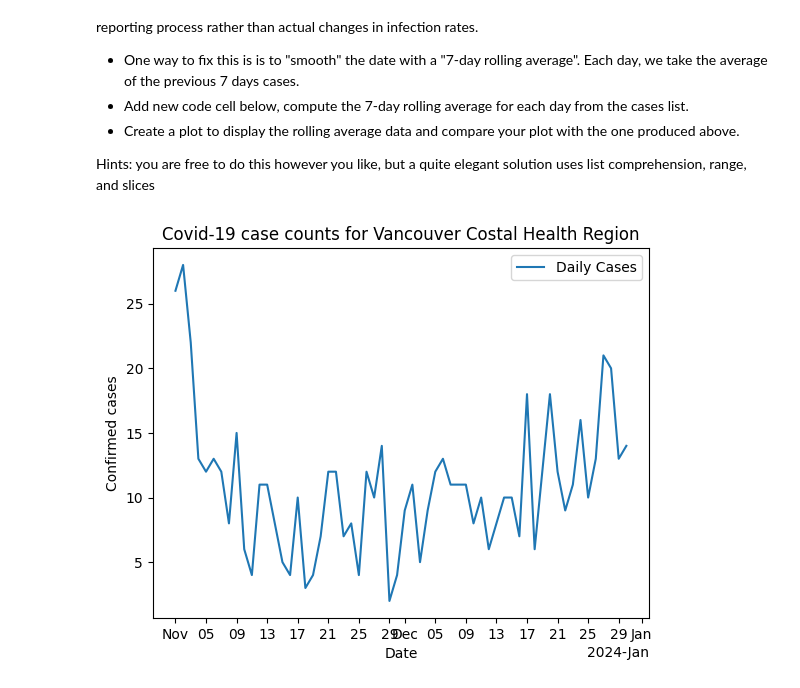
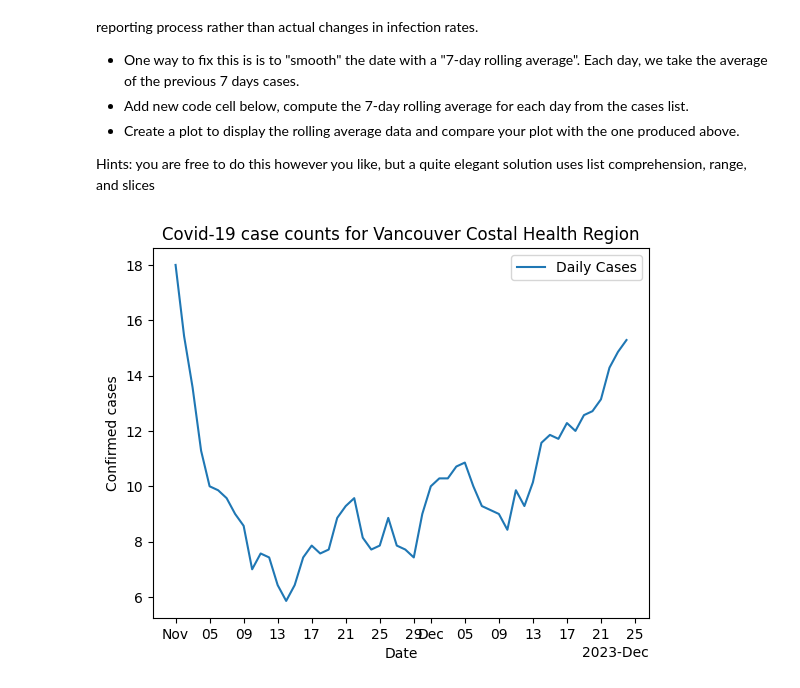
Before and after one commit to silentflame04/cap-comp215, a Jupyter notebook: labs/lab01-intro.ipynb, the cells around one changed output. Drawn from its saved outputs; the diff is of its cells as text; code cells hidden in the pictures.

```diff
--- a/labs/lab01-intro.ipynb
+++ b/labs/lab01-intro.ipynb
@@ -193,39 +193,30 @@ Each day, we take the average of the previous 7 days cases.
 # %%
 # Ex. 3 (challenge) your code here
 def get_average(case_list):
   total = 0
   for c in case_list:
     total = total + c
-  return total // 7
+  return total / 7
 
 def weekly_cases(week):
-  week = week * 7
-  return get_average(n_cases[week:week+7])
+  return get_average(n_cases[week:(week)+7])
 
-def get_week_avgs():
-  avg_cases = []
-  for cases in range(len(n_cases) // 7):
-    avg_cases.append(weekly_cases(cases))
-  return avg_cases
+weekly_avg = [weekly_cases(cases) for cases in range(len(n_cases) - 6)]
 
 def format_date_axis(ax):
   locator = mdates.AutoDateLocator(minticks=10, maxticks=20)
   formatter = mdates.ConciseDateFormatter(locator)
   ax.xaxis.set_major_locator(locator)
   ax.xaxis.set_major_formatter(formatter)
 
-weekly_avg = get_week_avgs(n_cases)
-
-
-
 fig, ax = plt.subplots()
 format_date_axis(ax)
-ax.plot(dates, n_cases, label='Daily Cases')
+ax.plot(dates[:54], weekly_avg, label='Daily Cases')
 ax.set(
   title="Covid-19 case counts for Vancouver Costal Health Region",
   xlabel='Date',
   ylabel='Confirmed cases'
 )
 ax.legend();
 # %% [output]
-[figure, old version]
+[figure, new version]
```
